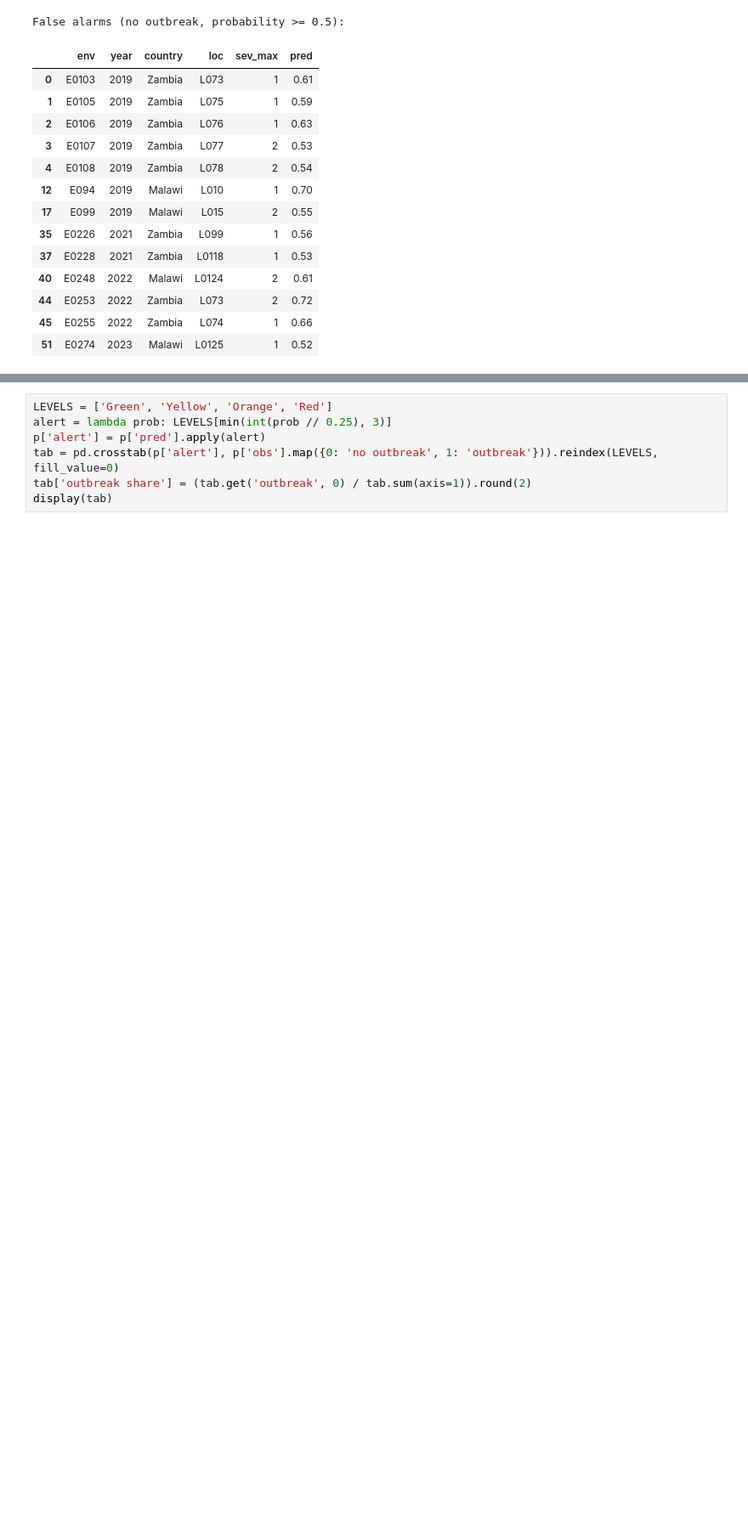
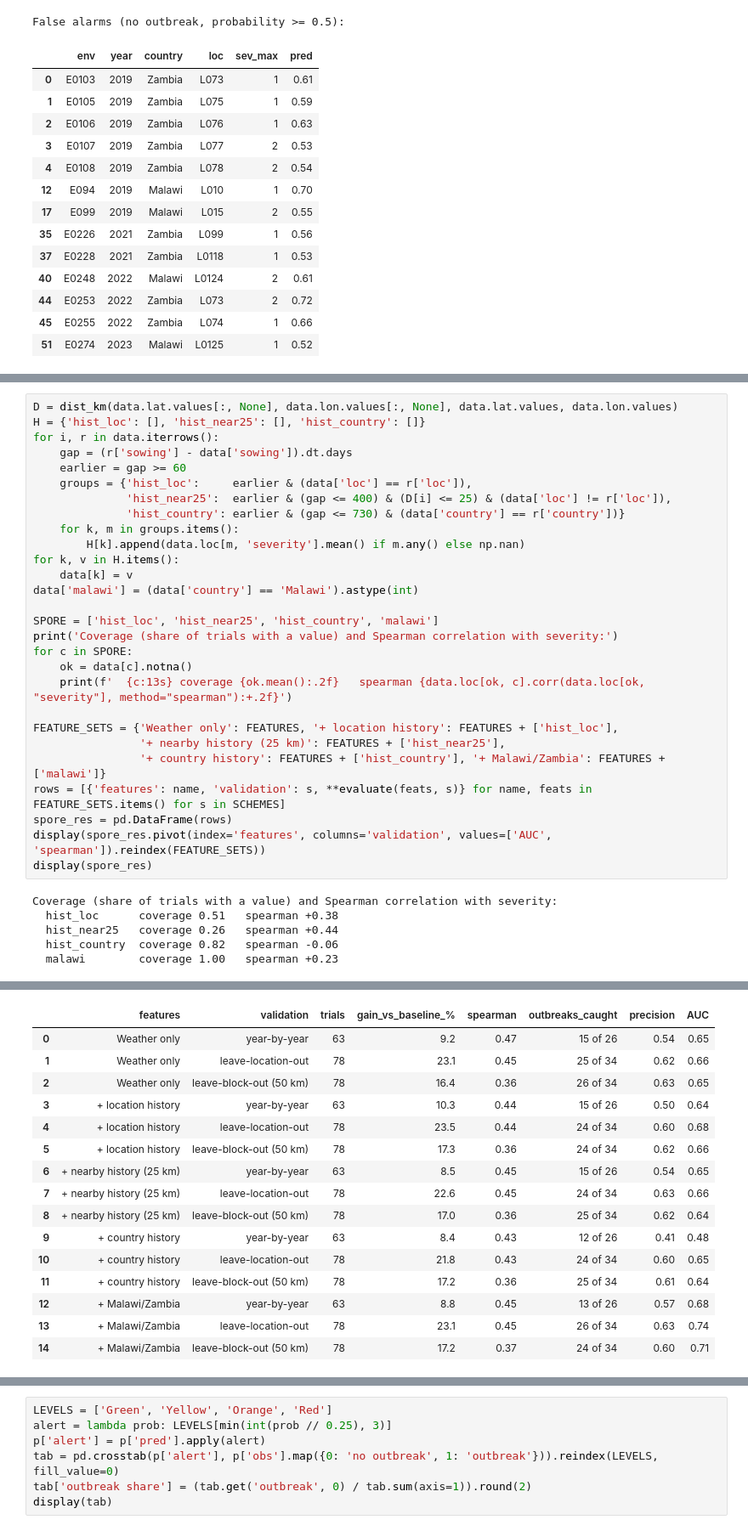
Before and after one commit to jovinvicent10/sbr-early-warning, a Jupyter notebook: notebooks/01_main_pipeline.ipynb, the cells around one changed output, grey strips where cells are left out. Shown at 85% size. Saved outputs shown, nothing was run; the diff lists cells and outputs as text; blank space fills up the shorter version.

```diff
--- a/notebooks/01_main_pipeline.ipynb
+++ b/notebooks/01_main_pipeline.ipynb
@@ -407,0 +489,34 @@ False alarms (no outbreak, probability >= 0.5):
+# %%
+D = dist_km(data.lat.values[:, None], data.lon.values[:, None], data.lat.values, data.lon.values)
+H = {'hist_loc': [], 'hist_near25': [], 'hist_country': []}
+for i, r in data.iterrows():
+    gap = (r['sowing'] - data['sowing']).dt.days
+    earlier = gap >= 60
+    groups = {'hist_loc':     earlier & (data['loc'] == r['loc']),
+              'hist_near25':  earlier & (gap <= 400) & (D[i] <= 25) & (data['loc'] != r['loc']),
+              'hist_country': earlier & (gap <= 730) & (data['country'] == r['country'])}
+    for k, m in groups.items():
+        H[k].append(data.loc[m, 'severity'].mean() if m.any() else np.nan)
+for k, v in H.items():
+    data[k] = v
+data['malawi'] = (data['country'] == 'Malawi').astype(int)
+
+SPORE = ['hist_loc', 'hist_near25', 'hist_country', 'malawi']
+print('Coverage (share of trials with a value) and Spearman correlation with severity:')
+for c in SPORE:
+    ok = data[c].notna()
+    print(f'  {c:13s} coverage {ok.mean():.2f}   spearman {data.loc[ok, c].corr(data.loc[ok, "severity"], method="spearman"):+.2f}')
+
+FEATURE_SETS = {'Weather only': FEATURES, '+ location history': FEATURES + ['hist_loc'],
+                '+ nearby history (25 km)': FEATURES + ['hist_near25'],
+                '+ country history': FEATURES + ['hist_country'], '+ Malawi/Zambia': FEATURES + ['malawi']}
+rows = [{'features': name, 'validation': s, **evaluate(feats, s)} for name, feats in FEATURE_SETS.items() for s in SCHEMES]
+spore_res = pd.DataFrame(rows)
+display(spore_res.pivot(index='features', columns='validation', values=['AUC', 'spearman']).reindex(FEATURE_SETS))
+display(spore_res)
+# %% [output]
+Coverage (share of trials with a value) and Spearman correlation with severity:
+  hist_loc      coverage 0.51   spearman +0.38
+  hist_near25   coverage 0.26   spearman +0.44
+  hist_country  coverage 0.82   spearman -0.06
+  malawi        coverage 1.00   spearman +0.23
@@ -408 +531,17 @@ False alarms (no outbreak, probability >= 0.5):
+|  | features | validation | trials | gain_vs_baseline_% | spearman | outbreaks_caught | precision | AUC |
+| 0 | Weather only | year-by-year | 63 | 9.2 | 0.47 | 15 of 26 | 0.54 | 0.65 |
+| 1 | Weather only | leave-location-out | 78 | 23.1 | 0.45 | 25 of 34 | 0.62 | 0.66 |
+| 2 | Weather only | leave-block-out (50 km) | 78 | 16.4 | 0.36 | 26 of 34 | 0.63 | 0.65 |
+| 3 | + location history | year-by-year | 63 | 10.3 | 0.44 | 15 of 26 | 0.50 | 0.64 |
+| 4 | + location history | leave-location-out | 78 | 23.5 | 0.44 | 24 of 34 | 0.60 | 0.68 |
+| 5 | + location history | leave-block-out (50 km) | 78 | 17.3 | 0.36 | 24 of 34 | 0.62 | 0.66 |
+| 6 | + nearby history (25 km) | year-by-year | 63 | 8.5 | 0.45 | 15 of 26 | 0.54 | 0.65 |
+| 7 | + nearby history (25 km) | leave-location-out | 78 | 22.6 | 0.45 | 24 of 34 | 0.63 | 0.66 |
+| 8 | + nearby history (25 km) | leave-block-out (50 km) | 78 | 17.0 | 0.36 | 25 of 34 | 0.62 | 0.64 |
+| 9 | + country history | year-by-year | 63 | 8.4 | 0.43 | 12 of 26 | 0.41 | 0.48 |
+| 10 | + country history | leave-location-out | 78 | 21.8 | 0.43 | 24 of 34 | 0.60 | 0.65 |
+| 11 | + country history | leave-block-out (50 km) | 78 | 17.2 | 0.36 | 25 of 34 | 0.61 | 0.64 |
+| 12 | + Malawi/Zambia | year-by-year | 63 | 8.8 | 0.45 | 13 of 26 | 0.57 | 0.68 |
+| 13 | + Malawi/Zambia | leave-location-out | 78 | 23.1 | 0.45 | 26 of 34 | 0.63 | 0.74 |
+| 14 | + Malawi/Zambia | leave-block-out (50 km) | 78 | 17.2 | 0.37 | 24 of 34 | 0.60 | 0.71 |
 # %% [markdown]
```
Also changed, not shown: parts of 8 cells of this notebook, 7 other files.
